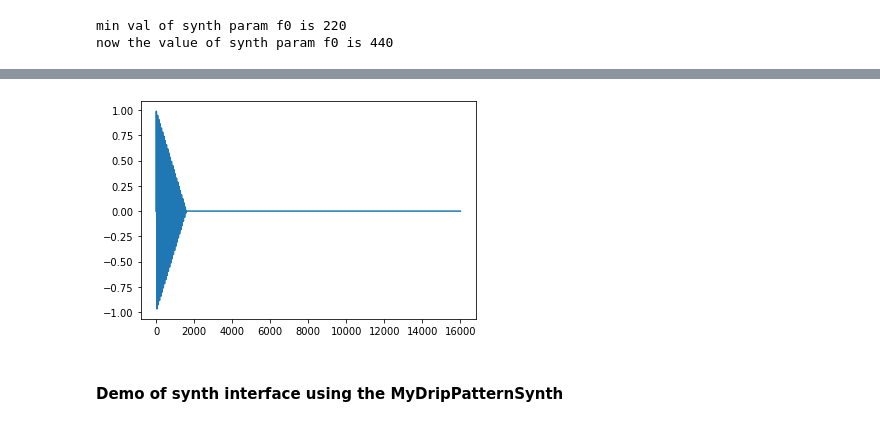
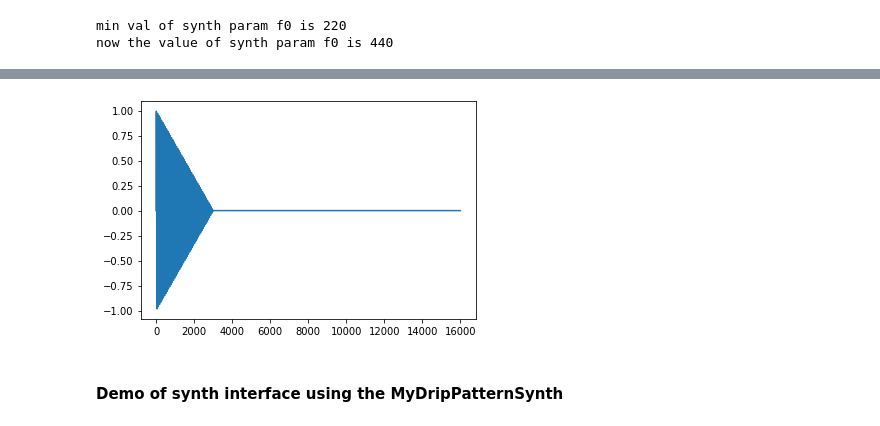
Before and after one commit to prashanthtr/dripTextureDS, a Jupyter notebook: dripTextureVisualization-notebook.ipynb, the cells around one changed output, grey strips where cells are left out. Drawn from its saved outputs; the diff is of its cells as text; code cells hidden in the pictures.

```diff
--- a/dripTextureVisualization-notebook.ipynb
+++ b/dripTextureVisualization-notebook.ipynb
@@ -73,7 +77,7 @@ Note: MyPop and myDripPatternSynth are both synths that derive from the SI.MySou
 Here we load myPop just to see the interface in action. Normally it would only be used by myDripPatternSynth, and not loaded in a notebook or data set generating program.
 # %%
 from myDrip import MyDrip  # This is the single-event synth that myDripPatternSynth uses [loading just for viz purposes]
-foosynth=MyDrip(440, 50)   # can (optionally) set params for a synth when you create an instance
+foosynth=MyDrip(440, 50, 5, 2)   # can (optionally) set params for a synth when you create an instance
 
 foosynth.setParam('cf', 440) # Can set any synth parameter with setParam()
 foosynth.getParam('cf')    # Get a param value.
@@ -90,13 +94,15 @@ min val of synth param f0 is 220
 now the value of synth param f0 is 440
 # %%
 foosynth.setParam('cf', 240) # Can set any synth parameter with setParam()
-foosynth.setParam('Q', 50) # Can set any synth parameter with setParam()
+foosynth.setParam('sweep', 50) # Can set any synth parameter with setParam()
+foosynth.setParam('decay', 5) # Can set any synth parameter with setParam()
+foosynth.setParam('decayVar', 2) # Can set any synth parameter with setParam()
 sig=foosynth.generate(1)   # all synths use generate to create audio. Parameter is length in seconds
 plt.plot(sig)
 display(Audio(sig, rate=16000, autoplay=True))
 # %% [output]
 [interactive output not drawn]
-[figure, old version]
+[figure, new version]
 # %% [markdown]
 #### Demo of synth interface using the MyDripPatternSynth
 # %%
```
Also changed, not shown: parts of 7 cells of this notebook, 3 other files.
